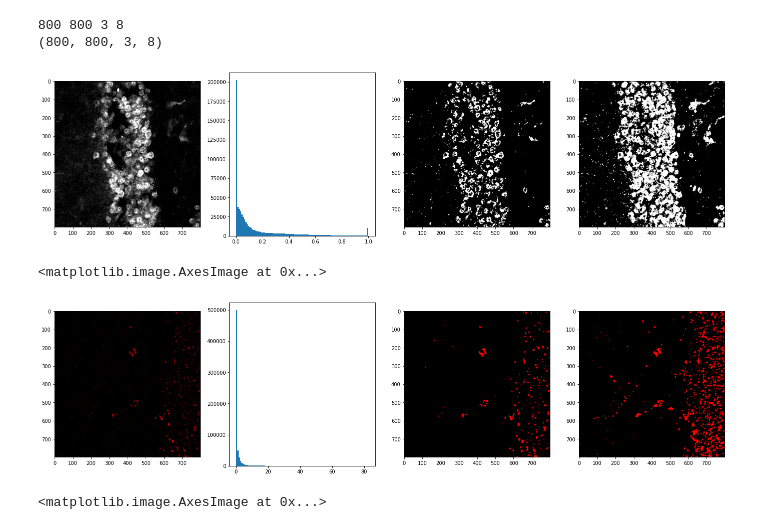
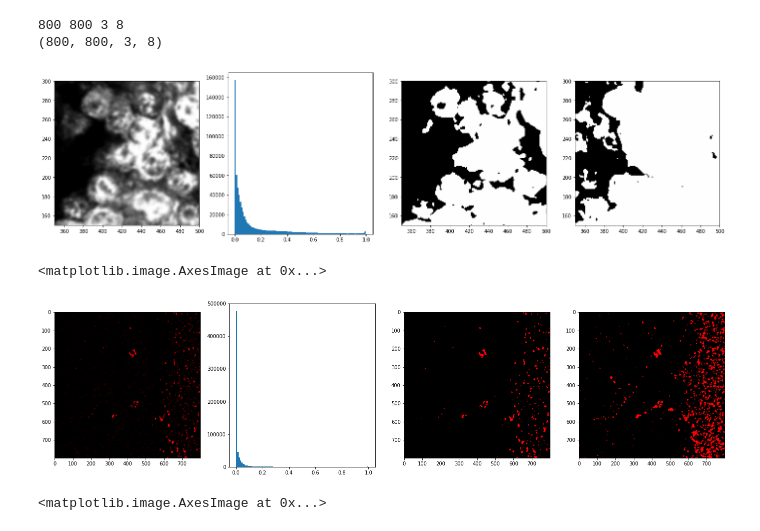
Before and after one commit to dtabuena/Images, a Jupyter notebook: Sample_Nell2.ipynb, the cells around one changed output. Saved outputs shown, nothing was run; the diff lists cells and outputs as text; code cells hidden in the pictures.

```diff
--- a/Sample_Nell2.ipynb
+++ b/Sample_Nell2.ipynb
@@ -98,46 +98,46 @@ blue_map = new_colormap([0,0,0,1],[0,0,1,1])
 # %%
 ####################### Process NEUN
 neun_im = image[:,:,2,:]
 m_size = 2
 g_sigma_1 = 1
 g_sigma_2 = 10
 im_filtered = neun_im.copy()
 im_binary= im_filtered.copy()
 for zi in range(neun_im.shape[-1]):
     im_zi = neun_im[:,:,zi]
     im_zi_mf = skimage.filters.median(im_zi, selem=np.ones([m_size,m_size]))   #### DeSpeckle
     im_zi = skimage.filters.gaussian(im_zi, sigma = g_sigma_1)   #### blur
     im_zi_bk = skimage.filters.gaussian(im_zi, sigma = g_sigma_2)  ### get background from big blur
-    im_zi = im_zi - im_zi_bk
+    # im_zi = im_zi - im_zi_bk
     im_filtered[:,:,zi] = im_zi
     im_binary[:,:,zi] = im_filtered[:,:,zi]>filters.threshold_otsu(im_filtered[:,:,zi].flatten())*1
 
 neun_im_f = im_filtered
 neu_mask_z = im_binary
 neu_mask_zp = np.max(neu_mask_z,axis=-1)
 
 
 sp=5
 fig,ax = plt.subplots(1,4,figsize=[24,6])
-ax[0].imshow(neun_im[:,:,sp],cmap=white_map)
-ax[1].hist(neun_im[:,:,sp].flatten(),100)
+ax[0].imshow(neun_im_f[:,:,sp],cmap=white_map)
+ax[1].hist(neun_im_f[:,:,sp].flatten(),100)
 ax[2].imshow(neu_mask_z[:,:,sp],cmap=white_map)
 ax[3].imshow(neu_mask_zp,cmap=white_map)
 
 
-# for ai in ax[[0, 2, 3]]:
-#     ai.set_xlim(350,500)
-#     ai.set_ylim(150,300)
+for ai in ax[[0, 2, 3]]:
+    ai.set_xlim(350,500)
+    ai.set_ylim(150,300)
 plt.show()
 # %% [output]
-[figure, old version]
+[figure, new version]
 # %%
 ####################### Process mcherry
 mcherry_im = image[:,:,1,:]
 m_size = 2
 g_sigma_1 = 2
 g_sigma_2 = 10
-saturation = 80
+saturation = 99.9
 # m_size = 3
 # g_sigma_1 = 5
 # g_sigma_2 = 15
@@ -145,12 +145,14 @@ im_filtered = mcherry_im.copy()
 im_binary = np.zeros_like(im_filtered)
 for zi in range(neun_im.shape[-1]):
     im_zi = mcherry_im[:,:,zi]
+    im_zi = im_zi/np.max(im_zi.flatten())
     im_zi = skimage.filters.median(im_zi, selem=np.ones([m_size,m_size]))   #### DeSpeckle
     im_zi = skimage.filters.gaussian(im_zi, sigma = g_sigma_1)   #### blur
     im_zi_bk = skimage.filters.gaussian(im_zi, sigma = g_sigma_2)  ### get background from big blur
     im_zi = im_zi - im_zi_bk
     im_zi[im_zi<0]=0
     im_zi = im_zi/np.percentile(im_zi.flatten(),saturation)
+    im_zi[im_zi>1]=1
     im_filtered[:,:,zi] = im_zi
     im_binary[:,:,zi] = im_filtered[:,:,zi]>filters.threshold_otsu(im_filtered[:,:,zi].flatten())
 
@@ -174,7 +176,7 @@ ax[3].imshow(mcherry_mask_zp,cmap=red_map)
 # plt.show()
 # %% [output]
 <matplotlib.image.AxesImage at 0x...>
-[figure, old version]
+[figure, new version]
 # %%
 ####################### Process CrispTarg
 target_im = image[:,:,0,:]
```
Also changed, not shown: parts of 2 cells of this notebook.
